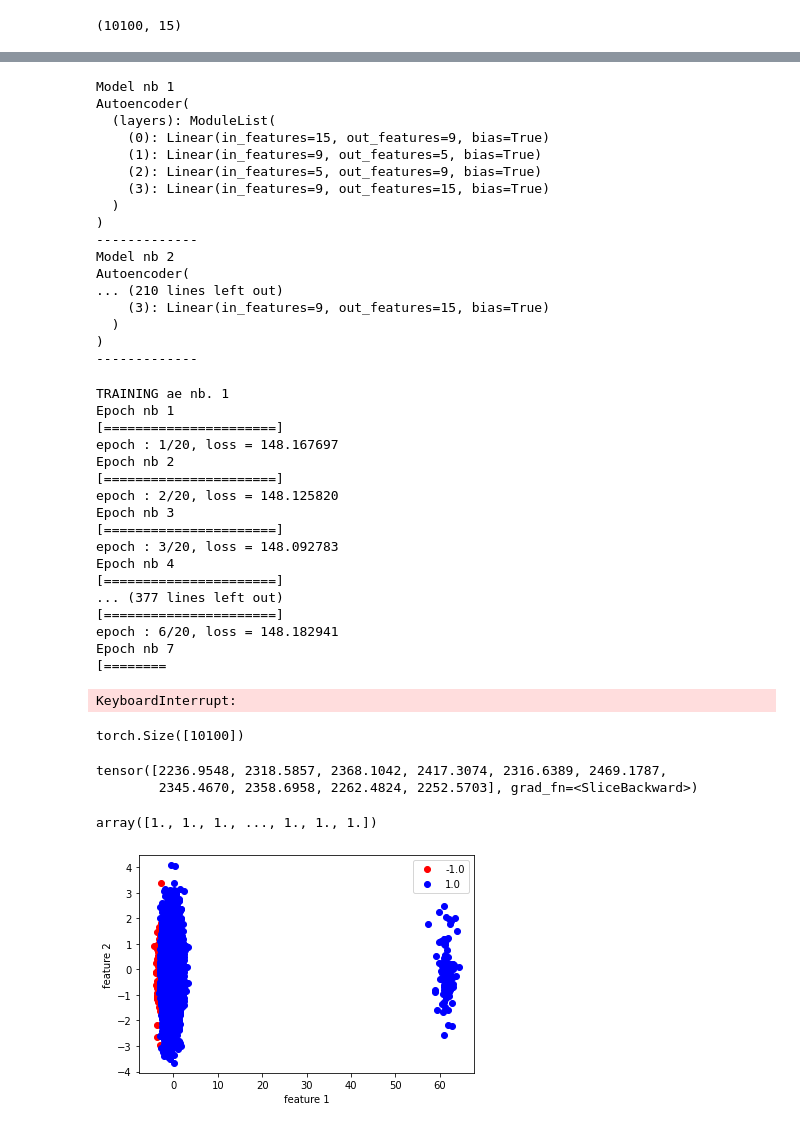
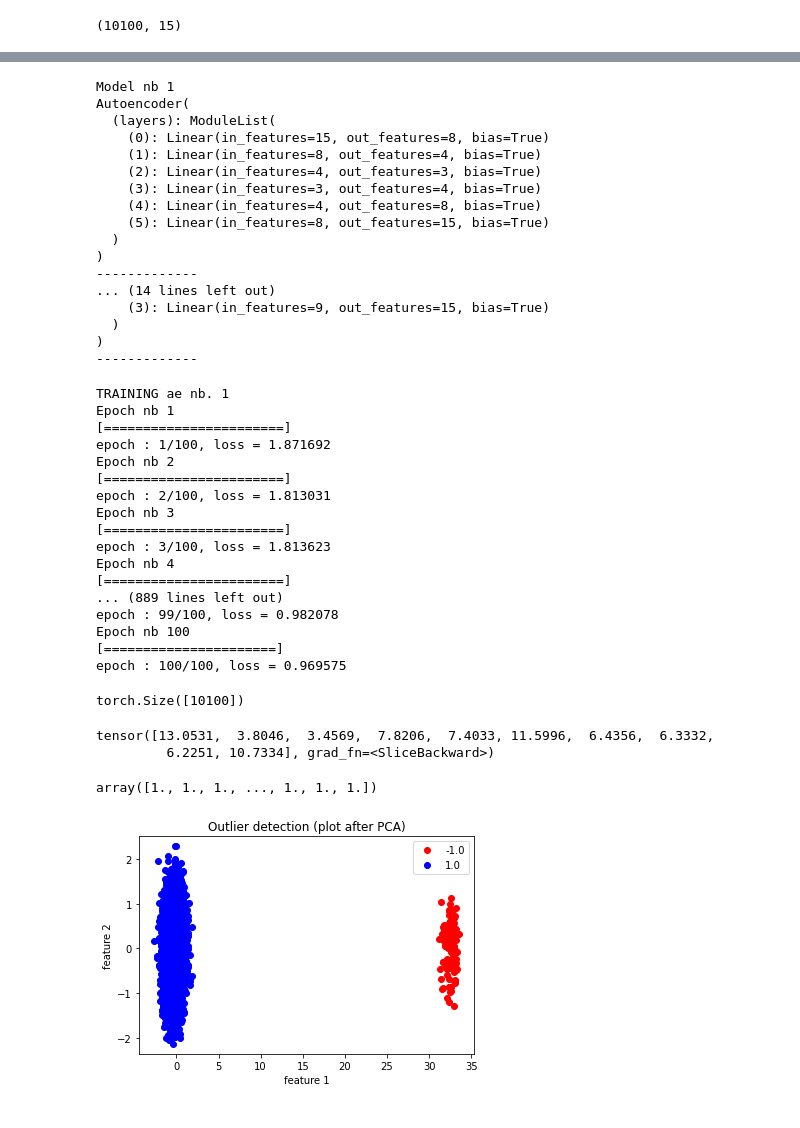
Before and after one commit to drguigui1/Outlier-Detection-AE-Ensemble, a Jupyter notebook: src/example-of-use.ipynb, the cells around one changed output, grey strips where cells are left out. Cells and saved outputs as stored; diff of their text form; code cells hidden in the pictures.

```diff
--- a/src/example-of-use.ipynb
+++ b/src/example-of-use.ipynb
@@ -51,6 +51,9 @@ data = generate_random_dataset()
 data.shape
 # %% [output]
 (10100, 15)
+# %%
+# Scale the data
+data = (data - data.mean(axis=0)) / data.std(axis=0)
 # %%
 # plot first 2 dimensions of the data
 plot_data(data)
@@ -66,6 +69,6 @@ plot_data(reduced_data)
 # %%
 batchs_size = [32, 64, 128, 256]
-model_ensemble_ae = EnsembleRandomAutoencoder(batchs_size, 20, data, input_size=15, nb_epochs=20)
+model_ensemble_ae = EnsembleRandomAutoencoder(batchs_size, 3, data, input_size=15, nb_epochs=100)
 # %%
 model_ensemble_ae.display_loaders_info()
 # %% [output]
@@ -112,41 +114,40 @@ model_ensemble_ae.models_summary()
 Model nb 1
 Autoencoder(
   (layers): ModuleList(
-    (0): Linear(in_features=15, out_features=9, bias=True)
-    (1): Linear(in_features=9, out_features=5, bias=True)
-    (2): Linear(in_features=5, out_features=9, bias=True)
+    (0): Linear(in_features=15, out_features=8, bias=True)
+    (1): Linear(in_features=8, out_features=4, bias=True)
+    (2): Linear(in_features=4, out_features=3, bias=True)
+    (3): Linear(in_features=3, out_features=4, bias=True)
+    (4): Linear(in_features=4, out_features=8, bias=True)
+    (5): Linear(in_features=8, out_features=15, bias=True)
+  )
+)
+-------------
+... (14 lines left out)
     (3): Linear(in_features=9, out_features=15, bias=True)
   )
 )
 -------------
-Model nb 2
-Autoencoder(
-... (210 lines left out)
-    (3): Linear(in_features=9, out_features=15, bias=True)
-  )
-)
--------------
 # %%
 model_ensemble_ae.fit()
 # %% [output]
 TRAINING ae nb. 1
 Epoch nb 1
+[=======================]
+epoch : 1/100, loss = 1.871692
+Epoch nb 2
+[=======================]
+epoch : 2/100, loss = 1.813031
+Epoch nb 3
+[=======================]
+epoch : 3/100, loss = 1.813623
+Epoch nb 4
+[=======================]
+... (889 lines left out)
+epoch : 99/100, loss = 0.982078
+Epoch nb 100
 [======================]
-epoch : 1/20, loss = 148.167697
-Epoch nb 2
-[======================]
-epoch : 2/20, loss = 148.125820
-Epoch nb 3
-[======================]
-epoch : 3/20, loss = 148.092783
-Epoch nb 4
-[======================]
-... (377 lines left out)
-[======================]
-epoch : 6/20, loss = 148.182941
-Epoch nb 7
-[========
+epoch : 100/100, loss = 0.969575
-KeyboardInterrupt:
 # %%
 model_ensemble_ae_preds = model_ensemble_ae.outliers_scoring(data)
 # %%
@@ -156,8 +157,8 @@ torch.Size([10100])
 # %%
 print(model_ensemble_ae_preds[:10])
 # %% [output]
-tensor([2236.9548, 2318.5857, 2368.1042, 2417.3074, 2316.6389, 2469.1787,
-        2345.4670, 2358.6958, 2262.4824, 2252.5703], grad_fn=<SliceBackward>)
+tensor([13.0531,  3.8046,  3.4569,  7.8206,  7.4033, 11.5996,  6.4356,  6.3332,
+         6.2251, 10.7334], grad_fn=<SliceBackward>)
 # %%
 n = 100
 outliers_pos = model_ensemble_ae_preds.argsort()[-n:]
@@ -171,13 +172,15 @@ array([1., 1., 1., ..., 1., 1., 1.])
 # %%
 df = pd.DataFrame(np.hstack((reduced_data, preds_ae_model.reshape(preds_ae_model.shape[0], 1))), columns=['feature1', 'feature2', 'label'])
 groups = df.groupby("label")
 plt.title('')
 plt.xlabel("feature 1")
 plt.ylabel("feature 2")
 colors = ['red', 'blue']
 for idx, (lab, group) in enumerate(groups):
     plt.plot(group['feature1'], group['feature2'], marker='o', linestyle="", label=lab, color=colors[idx])
 plt.legend()
+plt.title('Outlier detection (plot after PCA)')
+plt.savefig('outlier_detection_example.png')
 plt.show()
 # %% [output]
-[figure, old version]
+[figure, new version]
```
Also changed, not shown: parts of 4 cells of this notebook, 4 other files.
